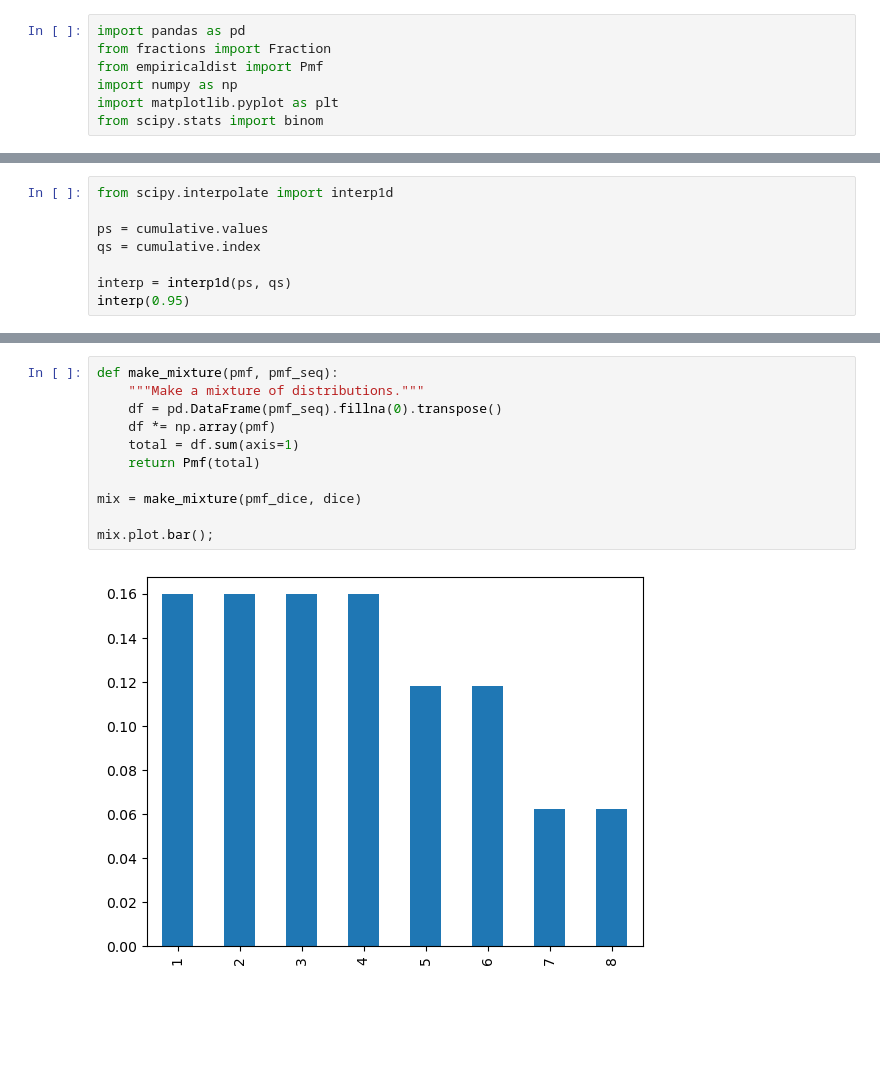
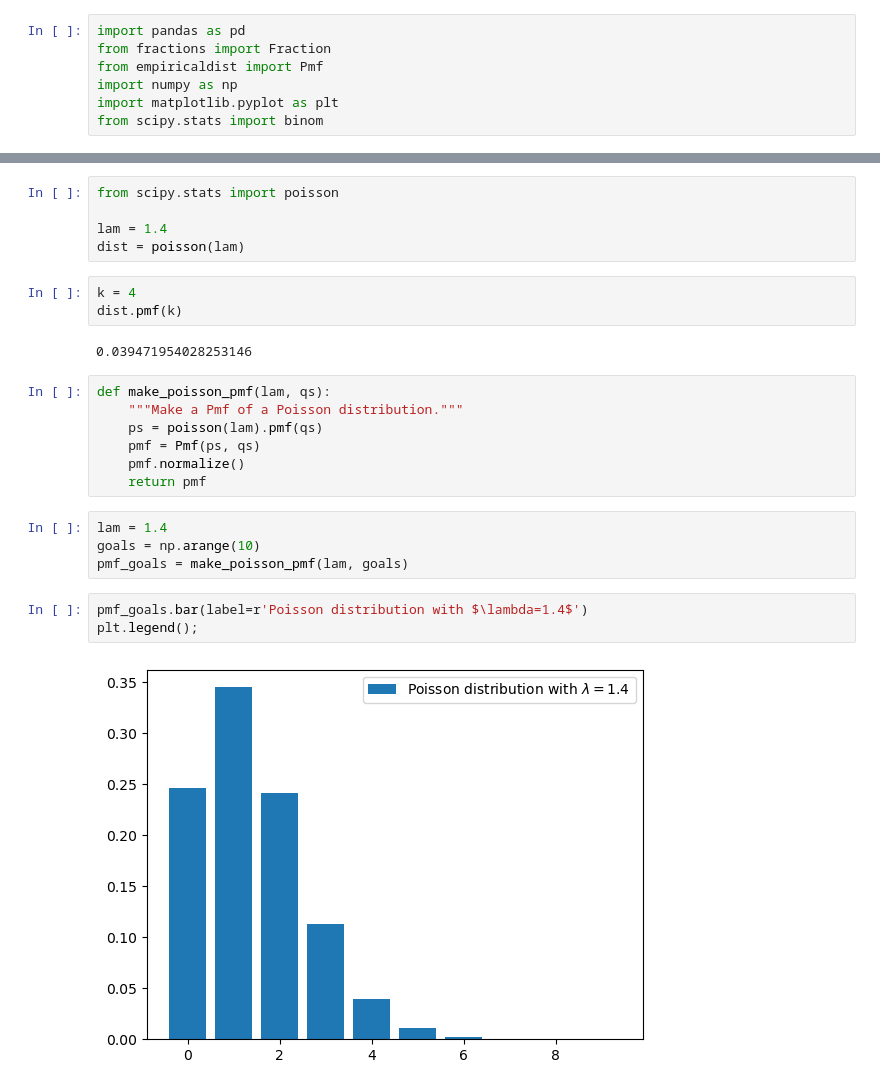
Before and after one commit to S3tuit/jup_lab, a Jupyter notebook: test.ipynb, the cells around one changed output, grey strips where cells are left out. Drawn from its saved outputs; the diff is of its cells as text; blank space fills up the shorter version.

Commit message:
mixture

```diff
--- a/test.ipynb
+++ b/test.ipynb
@@ -37,8 +7,0 @@ plt.legend();
-# %%
-from scipy.interpolate import interp1d
-
-ps = cumulative.values
-qs = cumulative.index
-
-interp = interp1d(ps, qs)
-interp(0.95)
@@ -218,13 +8,26 @@ dtype: float64
-# %%
-def make_mixture(pmf, pmf_seq):
-    """Make a mixture of distributions."""
-    df = pd.DataFrame(pmf_seq).fillna(0).transpose()
-    df *= np.array(pmf)
-    total = df.sum(axis=1)
-    return Pmf(total)
-
-mix = make_mixture(pmf_dice, dice)
-
-mix.plot.bar();
-# %% [output]
-[figure, removed]
+# %%
+from scipy.stats import poisson
+
+lam = 1.4
+dist = poisson(lam)
+# %%
+k = 4
+dist.pmf(k)
+# %% [output]
+0.039471954028253146
+# %%
+def make_poisson_pmf(lam, qs):
+    """Make a Pmf of a Poisson distribution."""
+    ps = poisson(lam).pmf(qs)
+    pmf = Pmf(ps, qs)
+    pmf.normalize()
+    return pmf
+# %%
+lam = 1.4
+goals = np.arange(10)
+pmf_goals = make_poisson_pmf(lam, goals)
+# %%
+pmf_goals.bar(label=r'Poisson distribution with $\lambda=1.4$')
+plt.legend();
+# %% [output]
+[figure, added]
```
Also changed, not shown: parts of 58 cells of this notebook, 1 other file.
